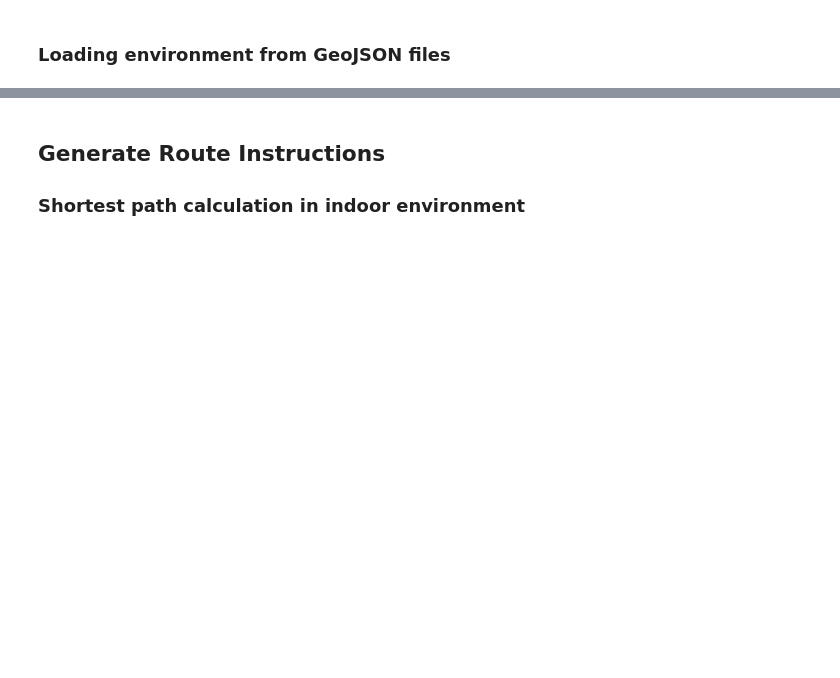
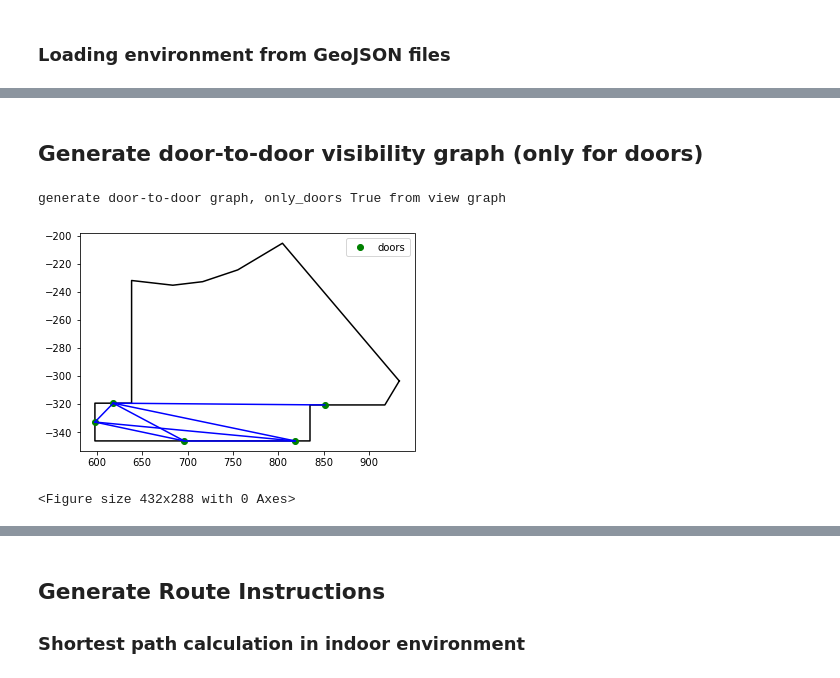
Before and after one commit to hamzeiehsan/indoor_view_graph, a Jupyter notebook: ViewGraph.ipynb, the cells around one changed output, grey strips where cells are left out. Drawn from its saved outputs; the diff is of its cells as text; code cells hidden in the pictures; blank space fills up the shorter version.

```diff
--- a/ViewGraph.ipynb
+++ b/ViewGraph.ipynb
@@ -77,0 +306,17 @@ reading GeoJSON files (boundary, holes, doors and decision points)
+# %% [markdown]
+## Generate door-to-door visibility graph (only for doors)
+# %%
+# derive door-to-door visibility graph (only doors)
+connected2, dtd_graph2 = vg.generate_door_to_door_graph(isovist_object, only_doors=True)
+plotter = Plotter()
+plotter.add_poly(isovist_object.space_x, isovist_object.space_y)
+plotter.add_holes(isovist_object.holes_x, isovist_object.holes_y)
+plotter.add_points(isovist_object.door_points[:isovist_object.door_idx], 'doors')
+plotter.add_points_lines(connected2)
+plotter.show()
+plotter.close()
+plotter.write_graph('d-t-d-doors.html', dtd_graph2, is_directed=False)
+# %% [output]
+generate door-to-door graph, only_doors True from view graph
+[figure, added]
+<Figure size 432x288 with 0 Axes>
```
Also changed, not shown: parts of 23 cells of this notebook, 2 other files.
